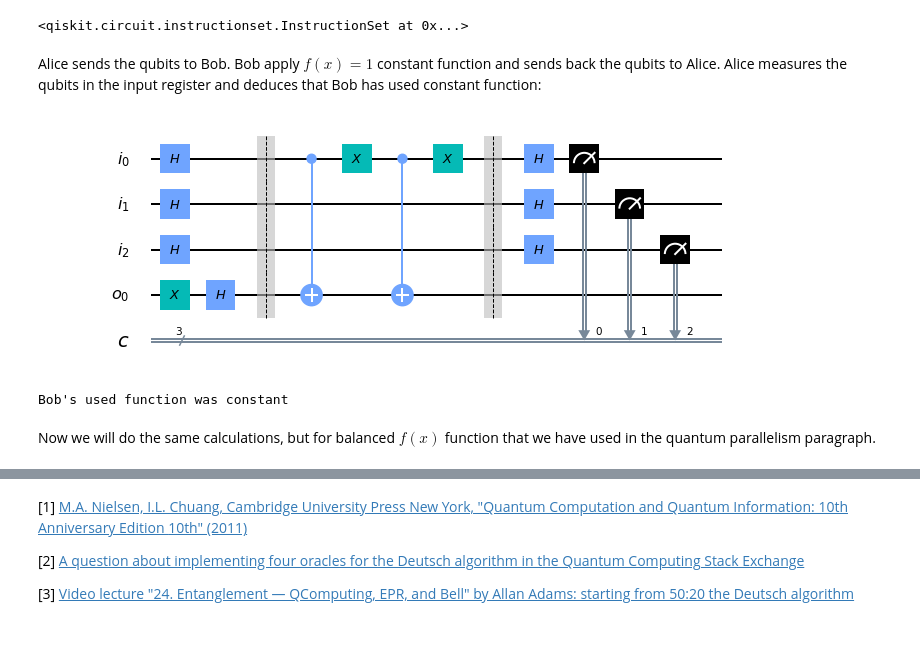
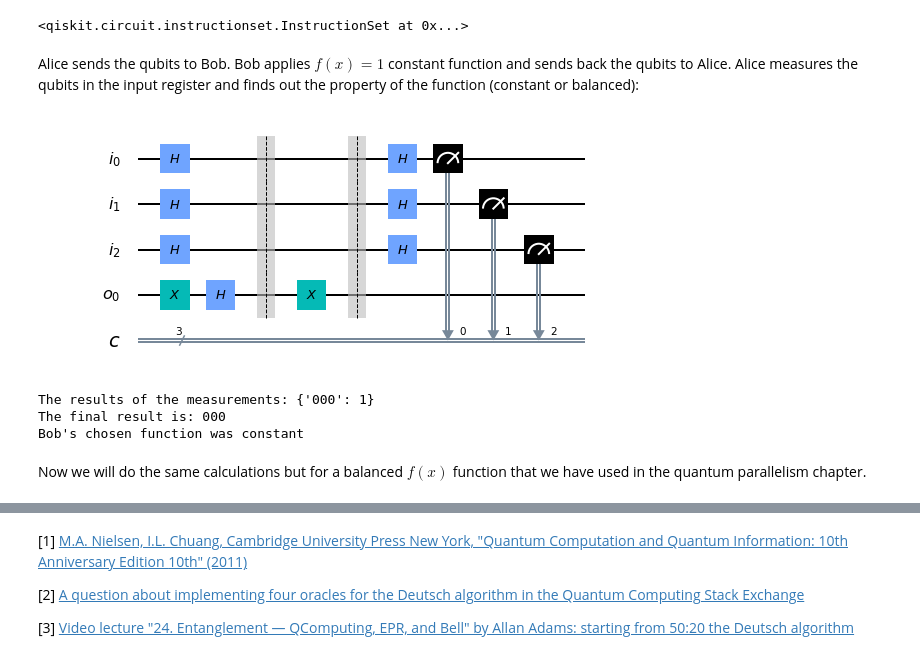
Before and after one commit to DavitKhach/quantum-algorithms-tutorials, a Jupyter notebook: quantum_parallelism_Deutsch_Jozsa.ipynb, the cells around one changed output, grey strips where cells are left out. Drawn from its saved outputs; the diff is of its cells as text; code cells hidden in the pictures.

Commit message:
final version of Deutsch_Jozsa

```diff
--- a/quantum_parallelism_Deutsch_Jozsa.ipynb
+++ b/quantum_parallelism_Deutsch_Jozsa.ipynb
@@ -439,44 +438,47 @@ circuit_Deutsch_Jozsa.barrier()
 # %% [output]
 <qiskit.circuit.instructionset.InstructionSet at 0x...>
 # %% [markdown]
-Alice sends the qubits to Bob. Bob apply $f(x) = 1$ constant function and sends back the qubits to Alice. Alice measures the qubits in the input register and deduces that Bob has used constant function:
+Alice sends the qubits to Bob. Bob applies $f(x) = 1$ constant function and sends back the qubits to Alice. Alice measures the qubits in the input register and finds out the property of the function (constant or balanced):
 # %%
 # Circuit for the constant case
 circtuit_Deutsch_Jozsa_constant  = QuantumCircuit(input_register, output_register, classical_register)
 circtuit_Deutsch_Jozsa_constant += circuit_Deutsch_Jozsa
 
 # implementing f(x) = 1 constant function
-circtuit_Deutsch_Jozsa_constant.cx(input_register[0], output_register[0])
-circtuit_Deutsch_Jozsa_constant.x(input_register[0])
-circtuit_Deutsch_Jozsa_constant.cx(input_register[0], output_register[0])
-circtuit_Deutsch_Jozsa_constant.x(input_register[0])
+circtuit_Deutsch_Jozsa_constant.x(output_register[0])
 
-# add an barrier
+# add a barrier
 circtuit_Deutsch_Jozsa_constant.barrier()
 
-# final Hadamard gates applyed on all qubits in the input_register
+# final Hadamard gates applied on all qubits in the input register
 circtuit_Deutsch_Jozsa_constant.h(input_register)
 
-
-# measurments executed for all qubits in the input_register
+# measurements executed for all qubits in the input register
 circtuit_Deutsch_Jozsa_constant.measure(input_register, classical_register)
 
 # draw the circuit
 %matplotlib inline
 circtuit_Deutsch_Jozsa_constant.draw(output="mpl")
 # %% [output]
-[figure, old version]
+[figure, new version]
 # %%
 # The execution of the circuit
-counts = execute(circtuit_Deutsch_Jozsa_constant, simulator, shots=1024).result().get_counts()
+counts = execute(circtuit_Deutsch_Jozsa_constant, simulator, shots=1).result().get_counts()
+
+# finding the only key/measurement outcome
+measurement_result = list(counts.keys())[0]
+print("The results of the measurements: {}".format(counts))
+print("The final result is: {}".format(measurement_result))
 
 # Alice checks if Bob's function was constant or balanced
 if '000' in counts:
-    print("Bob's used function was constant")
-elif measurement_result == '1':
-    print("Bob's used function was balanced")
+    print("Bob's chosen function was constant")
+else:
+    print("Bob's chosen function was balanced")
 # %% [output]
-Bob's used function was constant
+The results of the measurements: {'000': 1}
+The final result is: 000
+Bob's chosen function was constant
 # %% [markdown]
-Now we will do the same calculations, but for balanced $f(x)$ function that we have used in the quantum parallelism paragraph.
+Now we will do the same calculations but for a balanced $f(x)$ function that we have used in the quantum parallelism chapter.
 # %%
```
Also changed, not shown: parts of 18 cells of this notebook.
